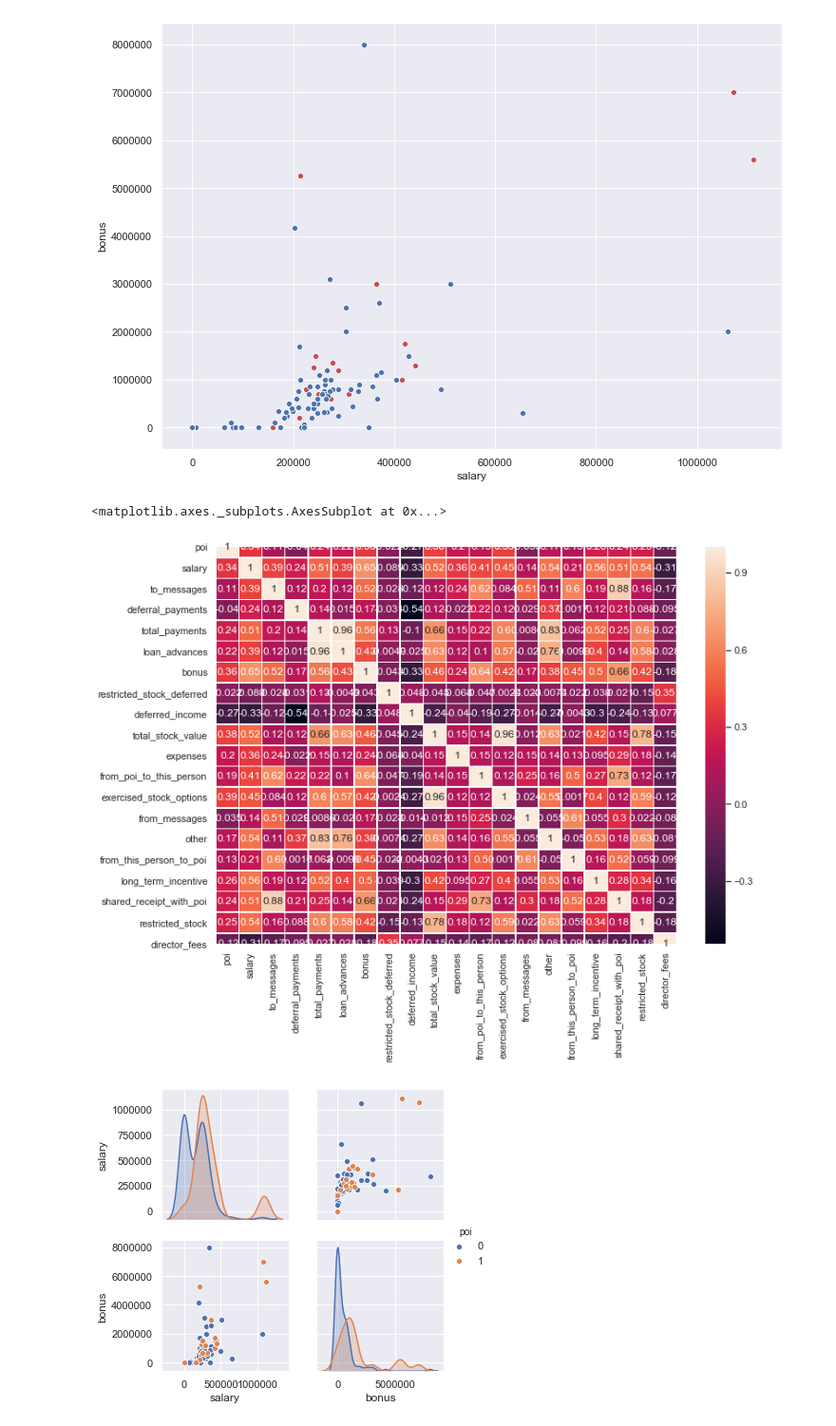
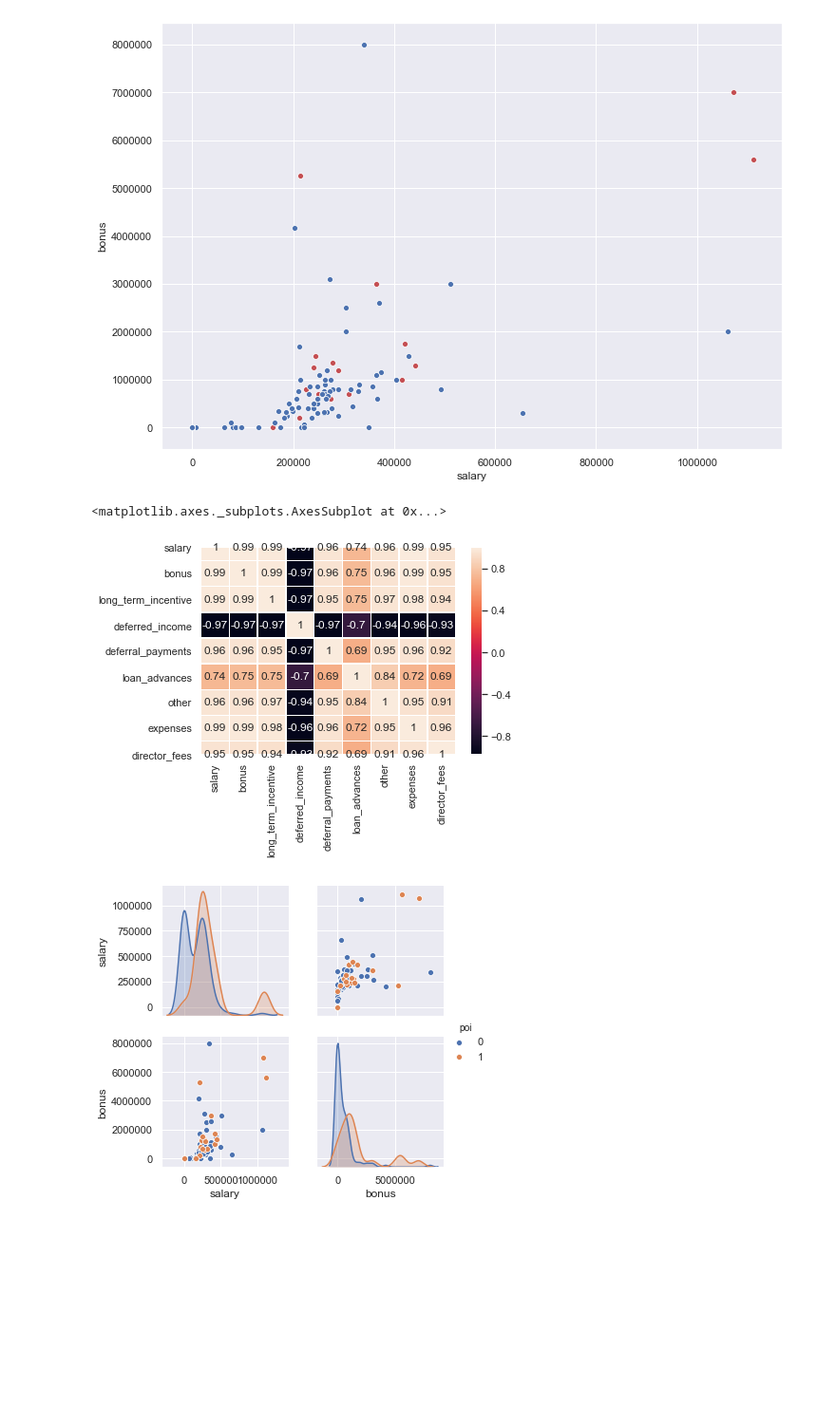
Before and after one commit to RicardoFideles/Applying-Machine-Learning-for-fraude-detection-in-the-Enron-financial-dataset, a Jupyter notebook: post.ipynb, the cells around one changed output. Shown at 95% size. Saved outputs shown, nothing was run; the diff lists cells and outputs as text; code cells hidden in the pictures; blank space fills up the shorter version.

Commit message:
adding new visualizations for the data.

```diff
--- a/post.ipynb
+++ b/post.ipynb
@@ -212,17 +229,3 @@ plt.ylabel("Qtd.")
 # %% [output]
 Text(0, 0.5, 'Qtd.')
 [figure]
-# %%
-# import the seaborn module
-import seaborn as sns
-# import the matplotlib module
-import matplotlib.pyplot as plt
-# set the background colour of the plot to white
-sns.set(style="whitegrid", color_codes=True)
-# setting the plot size for all plots
-sns.set(rc={'figure.figsize':(11.7,8.27)})
-# create a countplot
-sns.countplot('poi',data=df, hue = 'poi')
-# Remove the top and down margin
-sns.despine(offset=10, trim=True)
-# display the plotplt.show()
@@ -231,6 +232,8 @@ sns.despine(offset=10, trim=True)
 # %%
+financial_features = ['salary', 'bonus', 'long_term_incentive', 'deferred_income', 'deferral_payments', \
+                     'loan_advances', 'other', 'expenses', 'director_fees']
 plt.figure(figsize=(12,10))
-cor = df.corr()
+cor = df[financial_features].corr()
 sns.heatmap(cor, annot=True, cmap=plt.cm.Reds)
 # %% [output]
 <matplotlib.axes._subplots.AxesSubplot at 0x...>
@@ -321,11 +324,11 @@ plt = ax.get_figure()
 # %% [output]
 [figure]
 # %%
-cor = df.corr()
+cor = df[financial_features].corr()
 sns.heatmap(cor, annot=True, linewidths=.5)
 # %% [output]
 <matplotlib.axes._subplots.AxesSubplot at 0x...>
-[figure, old version]
+[figure, new version]
 # %%
 sns.pairplot(df,hue='poi',vars=['salary','bonus'], diag_kind='kde');
 # %% [output]
```
Also changed, not shown: parts of 10 cells of this notebook.
